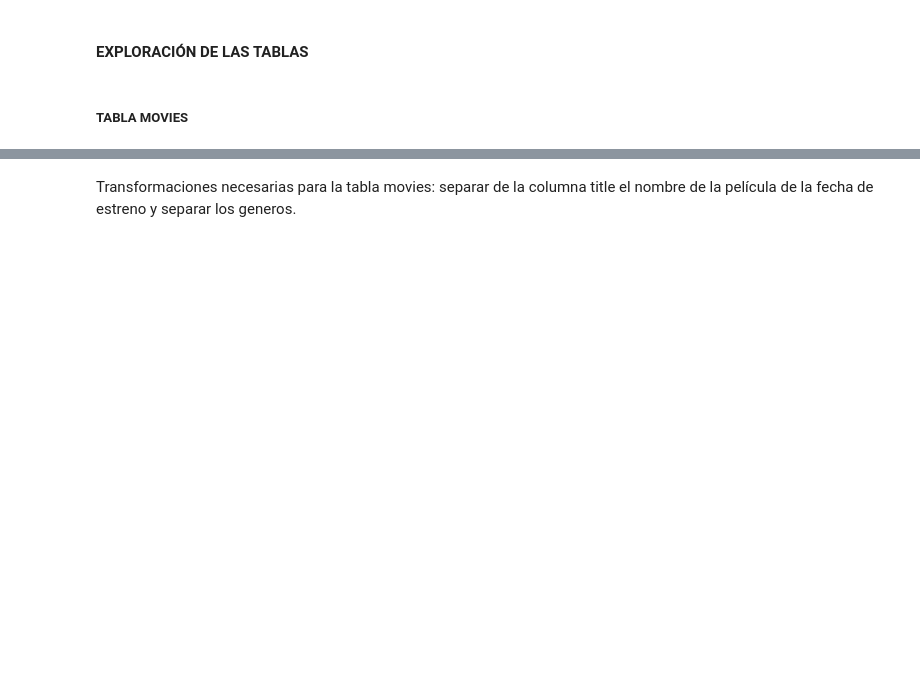
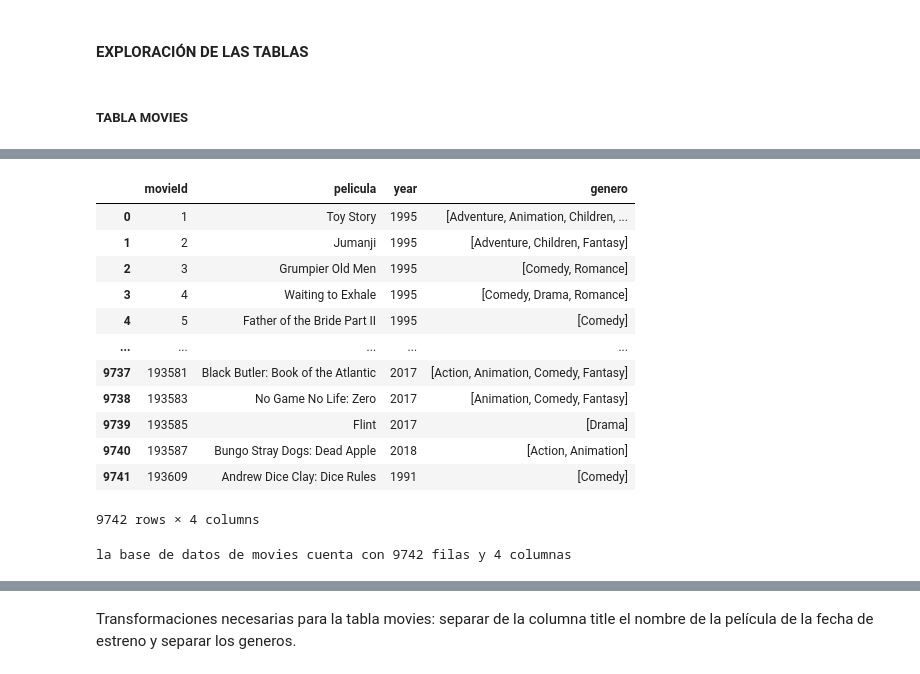
Before and after one commit to JuanCH94/Marketing, a Jupyter notebook: a_exploracion.ipynb, the cells around one changed output, grey strips where cells are left out. Saved outputs shown, nothing was run; the diff lists cells and outputs as text; code cells hidden in the pictures; blank space fills up the shorter version.

```diff
--- a/a_exploracion.ipynb
+++ b/a_exploracion.ipynb
@@ -32,0 +80,26 @@ DatabaseError: Execution failed on sql 'SELECT * FROM movies': no such table: mo
+# %%
+df_movies = df_movies.rename(columns={
+    'movie': 'pelicula',
+    'genres': 'genero'
+})
+
+display(df_movies)
+# %% [output]
+|  | movieId | pelicula | year | genero |
+| 0 | 1 | Toy Story | 1995 | [Adventure, Animation, Children, ... |
+| 1 | 2 | Jumanji | 1995 | [Adventure, Children, Fantasy] |
+| 2 | 3 | Grumpier Old Men | 1995 | [Comedy, Romance] |
+| 3 | 4 | Waiting to Exhale | 1995 | [Comedy, Drama, Romance] |
+| 4 | 5 | Father of the Bride Part II | 1995 | [Comedy] |
+| ... | ... | ... | ... | ... |
+| 9737 | 193581 | Black Butler: Book of the Atlantic | 2017 | [Action, Animation, Comedy, Fantasy] |
+| 9738 | 193583 | No Game No Life: Zero | 2017 | [Animation, Comedy, Fantasy] |
+| 9739 | 193585 | Flint | 2017 | [Drama] |
+| 9740 | 193587 | Bungo Stray Dogs: Dead Apple | 2018 | [Action, Animation] |
+| 9741 | 193609 | Andrew Dice Clay: Dice Rules | 1991 | [Comedy] |
+9742 rows × 4 columns
+# %%
+
+print(f"la base de datos de movies cuenta con {df_movies.shape[0]} filas y {df_movies.shape[1]} columnas")
+# %% [output]
+la base de datos de movies cuenta con 9742 filas y 4 columnas
```
Also changed, not shown: parts of 9 cells of this notebook.
